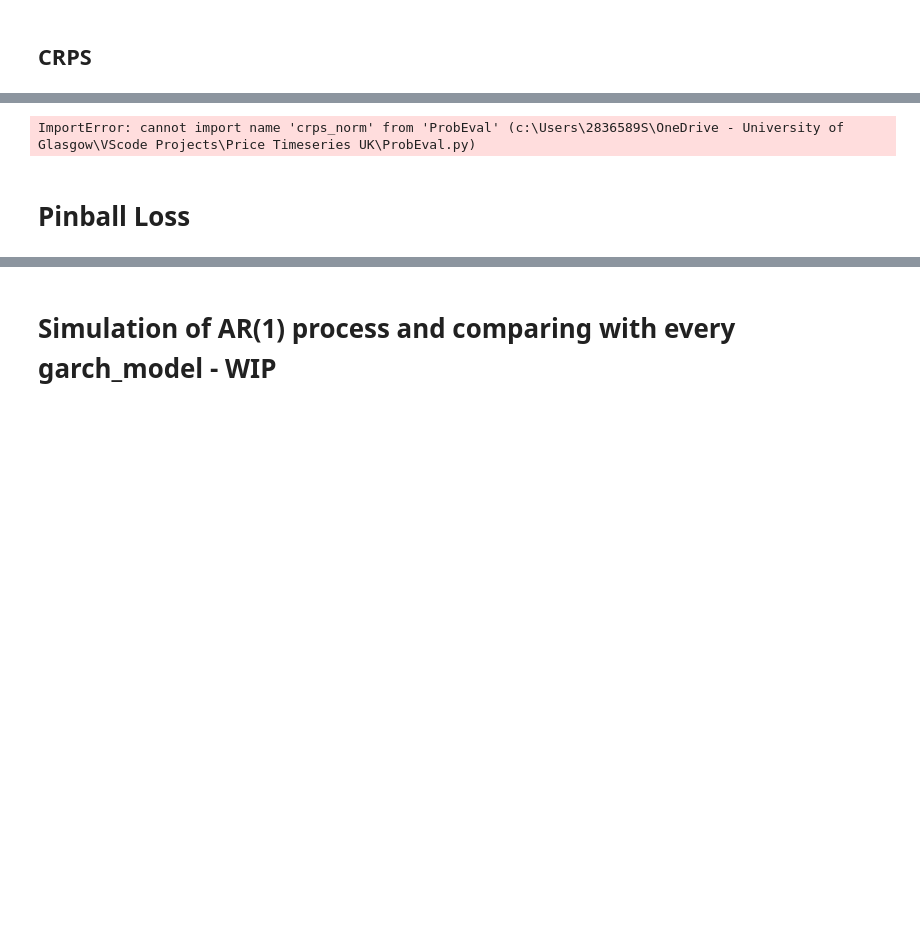
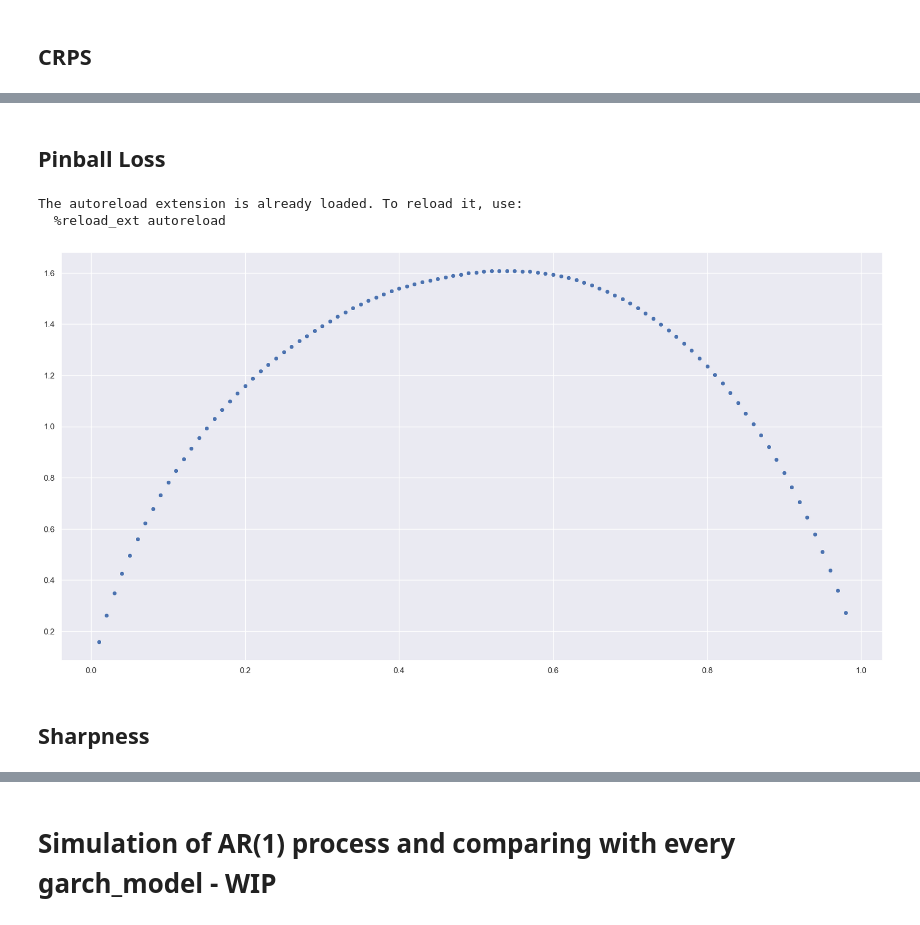
Before and after one commit to KlimisStilp/Price_Timeseries_UK_VScode, a Jupyter notebook: Price Timeseries UK/Totalload_SolarWind_Price_Timeseries.ipynb, the cells around one changed output, grey strips where cells are left out. Drawn from its saved outputs; the diff is of its cells as text; code cells hidden in the pictures; blank space fills up the shorter version.

```diff
--- a/Price Timeseries UK/Totalload_SolarWind_Price_Timeseries.ipynb
+++ b/Price Timeseries UK/Totalload_SolarWind_Price_Timeseries.ipynb
@@ -554,3 +563,19 @@ reliability_diagram(df=df_results[15], obs='Price', mu='Predicted Value', std='s
 [figure]
 # %% [markdown]
 ## CRPS
+# %%
+%load_ext autoreload
+
+%autoreload 2
+
+
+from ProbEval import crps_norm
+
+# Populate CRPS score to every dataframe
+for hour in hours:
+    df_results[hour]['CRPS'] = crps_norm(df_results[hour],
+                                         obs='Price',
+                                         m='Predicted Value',
+                                         sigma='sigma')
+
+df_results[0]
@@ -557,9 +599,19 @@ reliability_diagram(df=df_results[15], obs='Price', mu='Predicted Value', std='s
+# %% [markdown]
+## Pinball Loss
 # %%
-from ProbEval import crps_norm
+%load_ext autoreload
 
+%autoreload 2
 
-crps_norm(df=df_results[0], mu='Predicted Value', sigma='sigma')
+from ProbEval import pinball_loss_norm
+
+pinball_loss_norm(df=df_results[6],
+                  obs='Price',
+                  mu='Predicted Value',
+                  std='sigma')
 # %% [output]
-ImportError: cannot import name 'crps_norm' from 'ProbEval' (c:\Users\2836589S\OneDrive - University of Glasgow\VScode Projects\Price Timeseries UK\ProbEval.py)
+The autoreload extension is already loaded. To reload it, use:
+  %reload_ext autoreload
+[figure, added]
-# %% [markdown]
-# Pinball Loss
+# %% [markdown]
+## Sharpness
```
Also changed, not shown: parts of 9 cells of this notebook.
